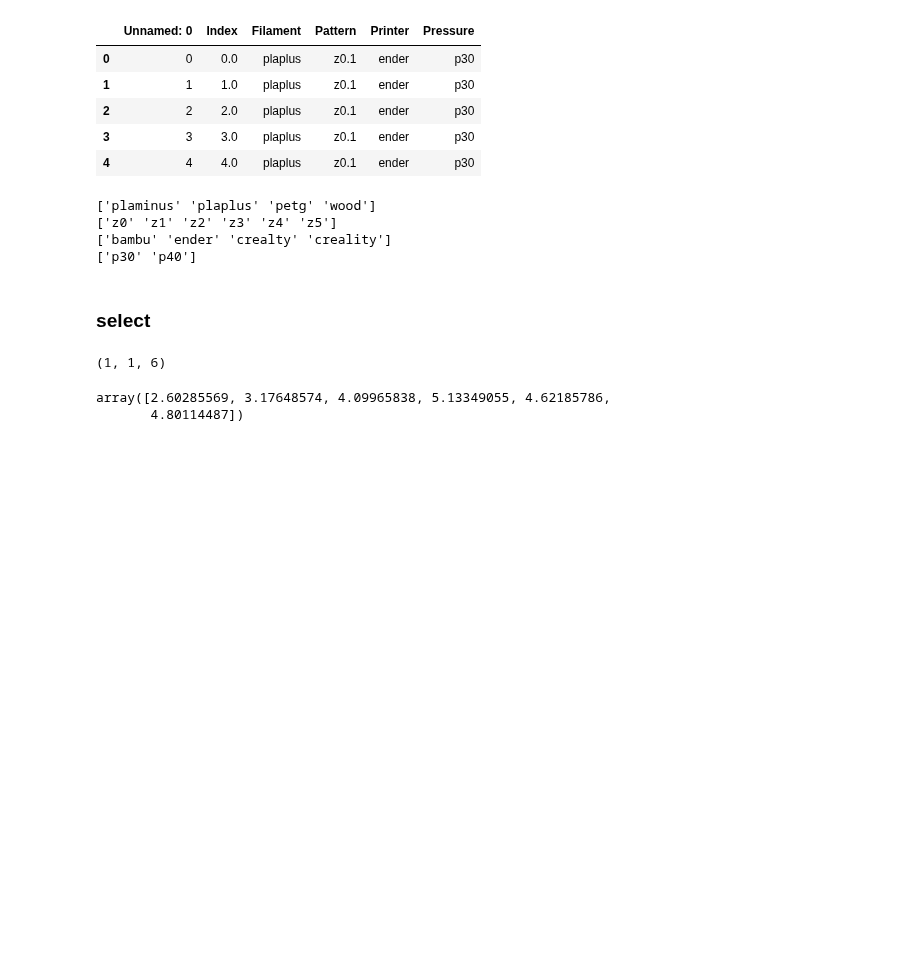
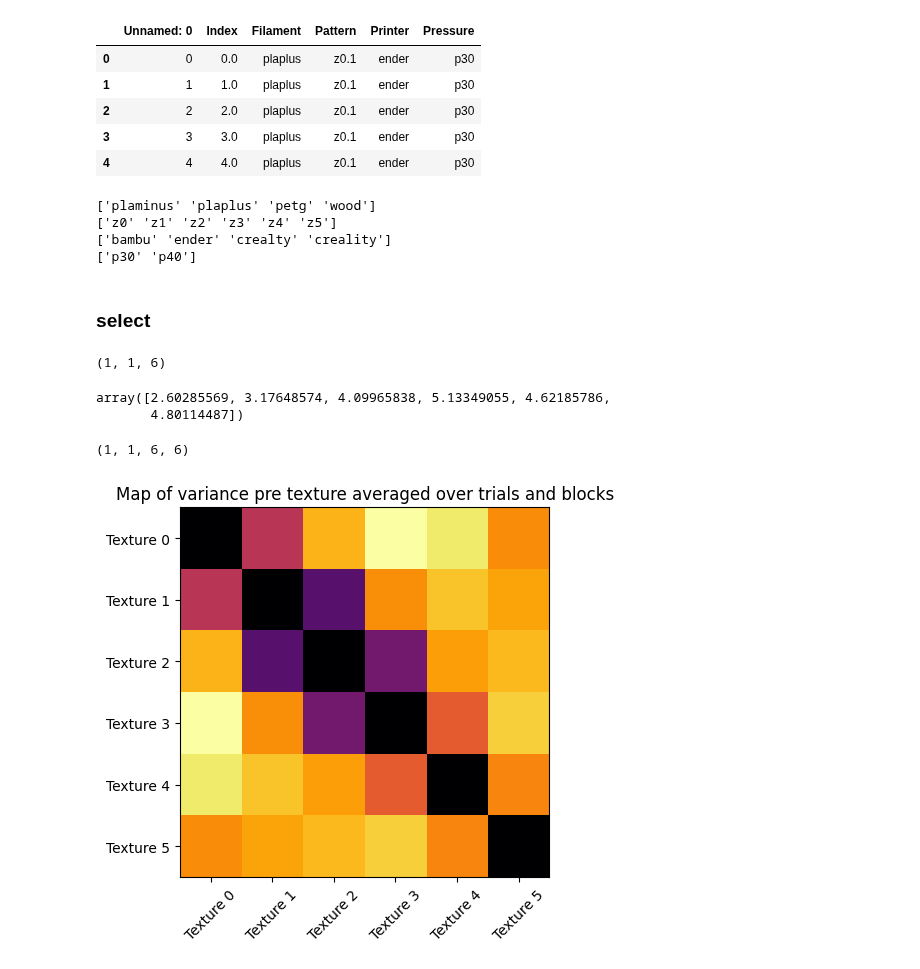
Before and after one commit to shepai/3D-textures, a Jupyter notebook: Experimental/all_the_same.ipynb, the cells around one changed output. Drawn from its saved outputs; the diff is of its cells as text; code cells hidden in the pictures; blank space fills up the shorter version.

```diff
--- a/Experimental/all_the_same.ipynb
+++ b/Experimental/all_the_same.ipynb
@@ -115,9 +115,6 @@ print(dataset['Pressure'].unique())
 # %% [markdown]
 ### select
 # %%
-printer="crealty"
-filament="plaplus"
-
 matrix_variance_frames=np.zeros((len(dataset['Filament'].unique()),len(dataset['Printer'].unique()),6))
 
 for i,filament in enumerate(dataset['Filament'].unique()):
@@ -163,3 +160,56 @@ np.average(matrix_variance_frames,axis=[0,1])
 # %% [output]
 array([2.60285569, 3.17648574, 4.09965838, 5.13349055, 4.62185786,
        4.80114487])
+# %%
+matrix_variance_pairs = np.zeros((len(dataset['Filament'].unique()),
+                                  len(dataset['Printer'].unique()),
+                                  6, 6))
+
+for i, filament in enumerate(dataset['Filament'].unique()):
+    for j, printer in enumerate(dataset['Printer'].unique()):
+        # collect mean image for each pattern
+        pattern_means = {}
+        for texture in range(6):
+            list_parts = []
+            for n in range(5): # number of samples
+                if n == 0:
+                    name = f"z{texture}"
+                else:
+                    name = f"z{texture}.{n}"
+
+                z = dataset[(dataset['Pattern'] == name) &
+                            (dataset['Printer'] == printer) &
+                            (dataset['Pressure'] == "p30") &
+                            (dataset['Filament'] == filament)]
+                indices = np.array(z['Index']).astype(np.uint8)
+                frames = X[indices]
+                if len(frames) > 0:
+                    frames = frames.reshape((2,25,*frames.shape[2:]))
+                    list_parts.append(frames)
+
+            if len(list_parts) > 0:
+                list_parts = np.array(list_parts)
+                pattern_means[texture] = list_parts.mean(axis=0)
+
+        # now compute pairwise variances
+        textures = list(pattern_means.keys())
+        for t1 in textures:
+            for t2 in textures:
+                if t1 != t2:
+                    diff = np.var(pattern_means[t1] - pattern_means[t2])
+                    matrix_variance_pairs[i, j, t1, t2] = diff
+
+print(matrix_variance_pairs.shape)  # (filaments, printers, 6, 6)
+# %% [output]
+(1, 1, 6, 6)
+# %%
+import matplotlib.pyplot as plt
+
+plt.imshow(matrix_variance_pairs[0][0],cmap="inferno")
+plt.xticks([i for i in range(6)],["Texture "+str(i) for i in range(6)],rotation=45)
+plt.yticks([i for i in range(6)],["Texture "+str(i) for i in range(6)])
+plt.title("Map of variance pre texture averaged over trials and blocks")
+plt.colorbar()
+plt.show()
+# %% [output]
+[figure, added]
```
